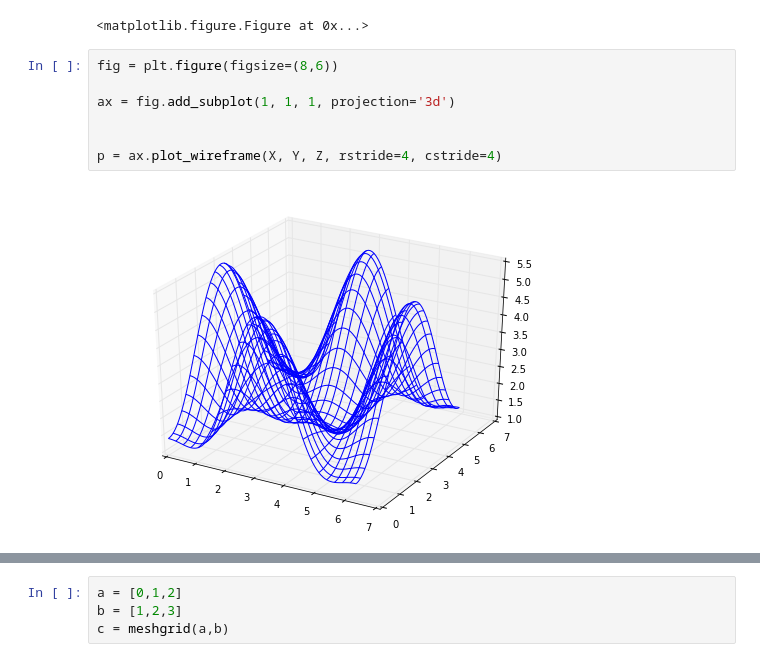
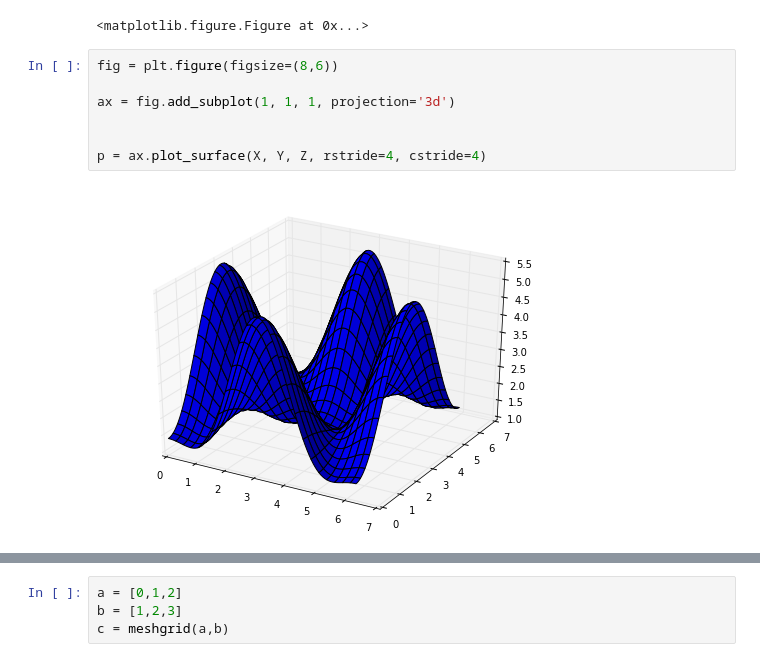
Before and after one commit to ZaighumRajput/IPython, a Jupyter notebook: Finance/plottingTutorial.ipynb, the cells around one changed output, grey strips where cells are left out. Drawn from its saved outputs; the diff is of its cells as text.

```diff
--- a/Finance/plottingTutorial.ipynb
+++ b/Finance/plottingTutorial.ipynb
@@ -67,10 +75,10 @@ cb = fig.colorbar(p, shrink=0.5)
 # %%
 fig = plt.figure(figsize=(8,6))
 
 ax = fig.add_subplot(1, 1, 1, projection='3d')
 
 
-p = ax.plot_wireframe(X, Y, Z, rstride=4, cstride=4)
+p = ax.plot_surface(X, Y, Z, rstride=4, cstride=4)
 # %% [output]
-[figure, old version]
+[figure, new version]
 # %%
```
Also changed, not shown: parts of 6 cells of this notebook, 1 other file.
